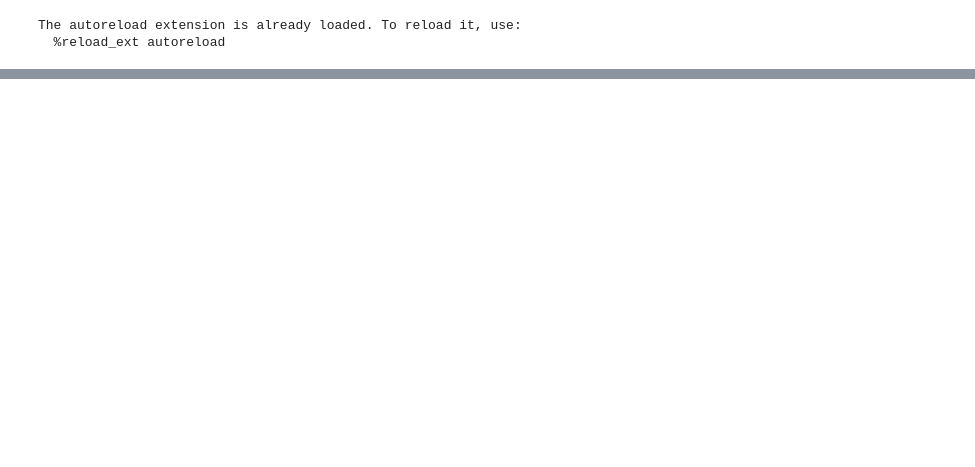
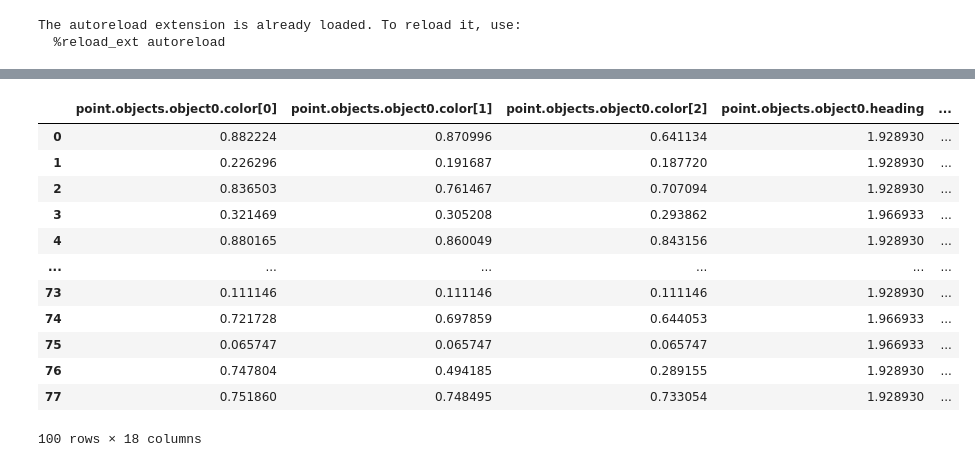
Before and after one commit to BerkeleyLearnVerify/VerifAI, a Jupyter notebook: test_multi_ce.ipynb, the cells around one changed output, grey strips where cells are left out. Drawn from its saved outputs; the diff is of its cells as text; code cells hidden in the pictures; blank space fills up the shorter version.

```diff
--- a/test_multi_ce.ipynb
+++ b/test_multi_ce.ipynb
@@ -97,0 +102,16 @@ falsifier.error_table.table
+# %%
+df
+# %% [output]
+|  | point.objects.object0.color[0] | point.objects.object0.color[1] | point.objects.object0.color[2] | point.objects.object0.heading | ... |
+| 0 | 0.882224 | 0.870996 | 0.641134 | 1.928930 | ... |
+| 1 | 0.226296 | 0.191687 | 0.187720 | 1.928930 | ... |
+| 2 | 0.836503 | 0.761467 | 0.707094 | 1.928930 | ... |
+| 3 | 0.321469 | 0.305208 | 0.293862 | 1.966933 | ... |
+| 4 | 0.880165 | 0.860049 | 0.843156 | 1.928930 | ... |
+| ... | ... | ... | ... | ... | ... |
+| 73 | 0.111146 | 0.111146 | 0.111146 | 1.928930 | ... |
+| 74 | 0.721728 | 0.697859 | 0.644053 | 1.966933 | ... |
+| 75 | 0.065747 | 0.065747 | 0.065747 | 1.966933 | ... |
+| 76 | 0.747804 | 0.494185 | 0.289155 | 1.928930 | ... |
+| 77 | 0.751860 | 0.748495 | 0.733054 | 1.928930 | ... |
+100 rows × 18 columns
```
Also changed, not shown: parts of 6 cells of this notebook, 1 other file.
